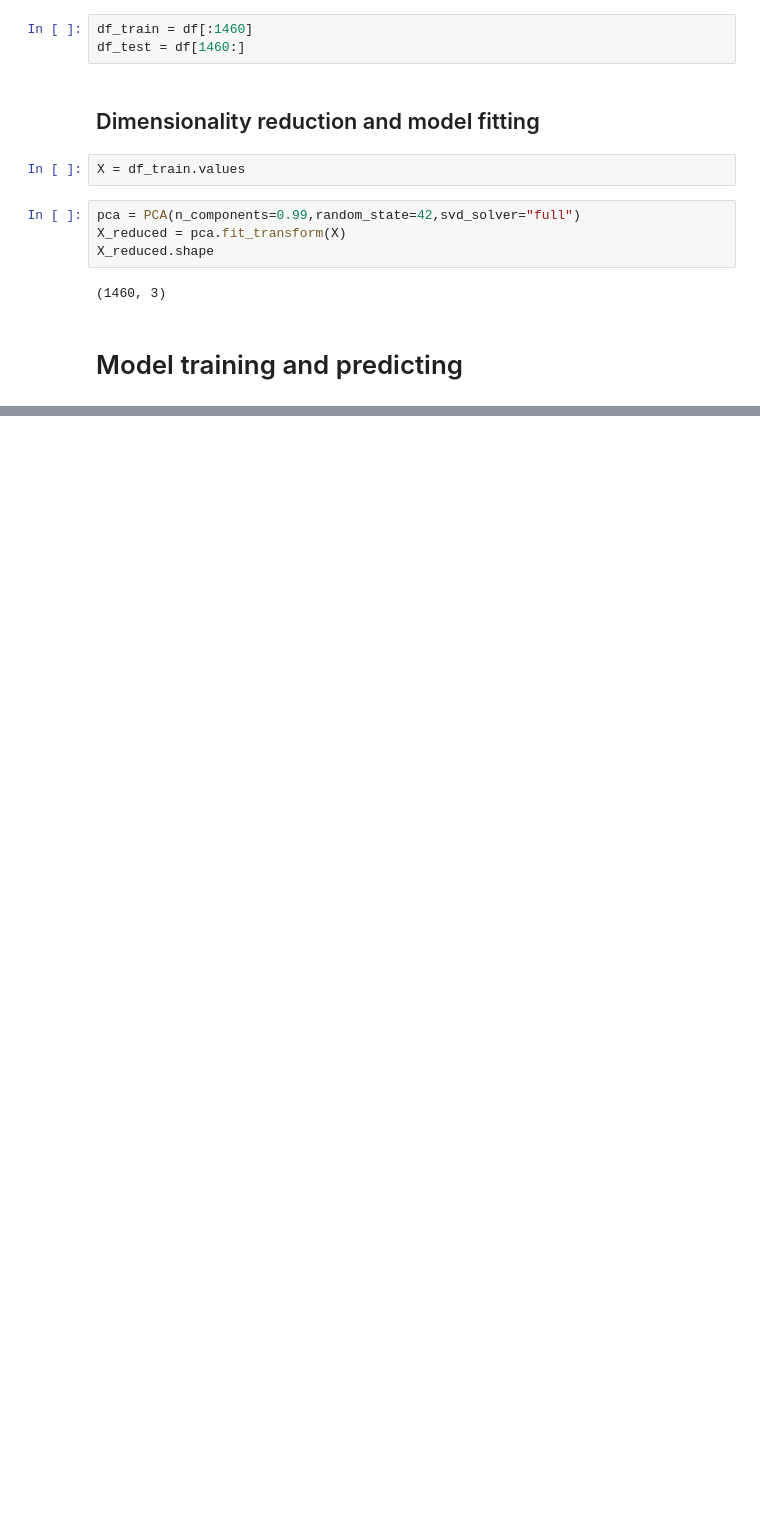
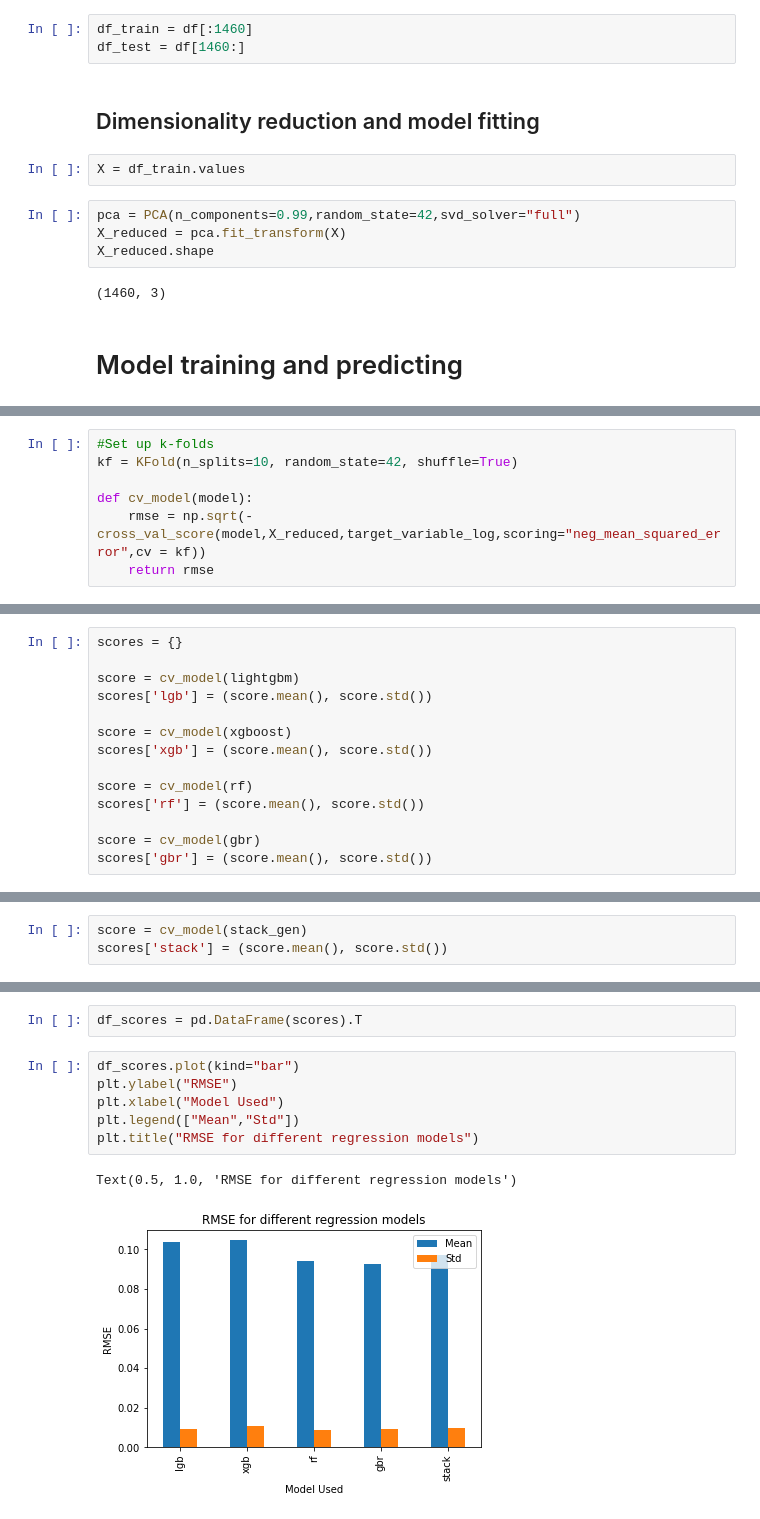
Before and after one commit to nehelmalhotra/Boston-Housing-Prices, a Jupyter notebook: Boston_price_prediction.ipynb, the cells around one changed output, grey strips where cells are left out. Cells and saved outputs as stored; diff of their text form; blank space fills up the shorter version.

```diff
--- a/Boston_price_prediction.ipynb
+++ b/Boston_price_prediction.ipynb
@@ -456,0 +438,7 @@ mean_squared_error(y_test,y_pred)
+# %%
+#Set up k-folds
+kf = KFold(n_splits=10, random_state=42, shuffle=True)
+
+def cv_model(model):
+    rmse = np.sqrt(-cross_val_score(model,X_reduced,target_variable_log,scoring="neg_mean_squared_error",cv = kf))
+    return rmse
@@ -456,0 +502,14 @@ mean_squared_error(y_test,y_pred)
+# %%
+scores = {}
+
+score = cv_model(lightgbm)
+scores['lgb'] = (score.mean(), score.std())
+
+score = cv_model(xgboost)
+scores['xgb'] = (score.mean(), score.std())
+
+score = cv_model(rf)
+scores['rf'] = (score.mean(), score.std())
+
+score = cv_model(gbr)
+scores['gbr'] = (score.mean(), score.std())
@@ -456,0 +534,3 @@ mean_squared_error(y_test,y_pred)
+# %%
+score = cv_model(stack_gen)
+scores['stack'] = (score.mean(), score.std())
@@ -456,0 +563,11 @@ mean_squared_error(y_test,y_pred)
+# %%
+df_scores = pd.DataFrame(scores).T
+# %%
+df_scores.plot(kind="bar")
+plt.ylabel("RMSE")
+plt.xlabel("Model Used")
+plt.legend(["Mean","Std"])
+plt.title("RMSE for different regression models")
+# %% [output]
+Text(0.5, 1.0, 'RMSE for different regression models')
+[figure, added]
```
Also changed, not shown: parts of 26 cells of this notebook, 7 other files.
